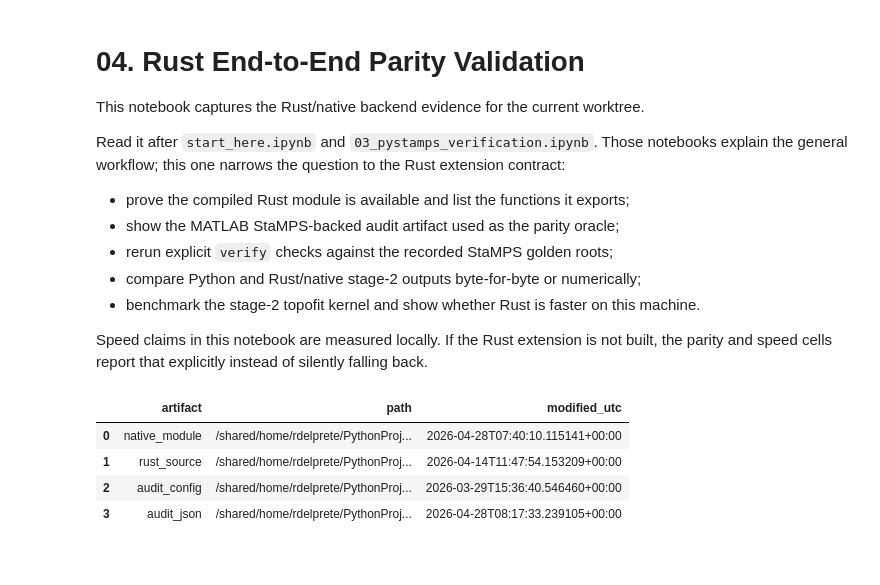
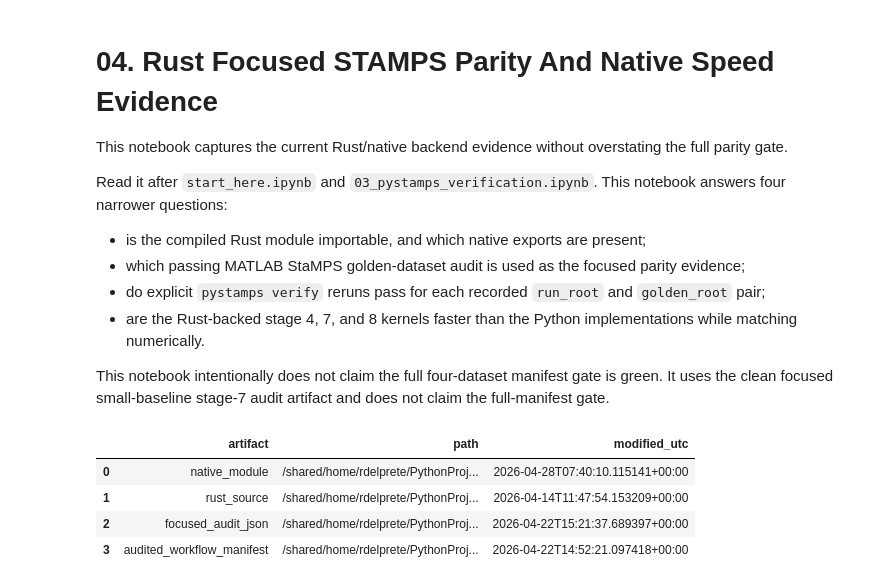
Before and after one commit to sirbastiano/pystamps, a Jupyter notebook: notebooks/04_rust_end2end_parity_validation.ipynb, the cells around one changed output. Cells and saved outputs as stored; diff of their text form; code cells hidden in the pictures.

```diff
--- a/notebooks/04_rust_end2end_parity_validation.ipynb
+++ b/notebooks/04_rust_end2end_parity_validation.ipynb
@@ -1,23 +1,21 @@
 # %% [markdown]
-# 04. Rust End-to-End Parity Validation
+# 04. Rust Focused STAMPS Parity And Native Speed Evidence
 
-This notebook captures the Rust/native backend evidence for the current worktree.
+This notebook captures the current Rust/native backend evidence without overstating the full parity gate.
 
-Read it after `start_here.ipynb` and `03_pystamps_verification.ipynb`. Those notebooks explain the general workflow; this one narrows the question to the Rust extension contract:
+Read it after `start_here.ipynb` and `03_pystamps_verification.ipynb`. This notebook answers four narrower questions:
 
-- prove the compiled Rust module is available and list the functions it exports;
-- show the MATLAB StaMPS-backed audit artifact used as the parity oracle;
-- rerun explicit `verify` checks against the recorded StaMPS golden roots;
-- compare Python and Rust/native stage-2 outputs byte-for-byte or numerically;
-- benchmark the stage-2 topofit kernel and show whether Rust is faster on this machine.
+- is the compiled Rust module importable, and which native exports are present;
+- which passing MATLAB StaMPS golden-dataset audit is used as the focused parity evidence;
+- do explicit `pystamps verify` reruns pass for each recorded `run_root` and `golden_root` pair;
+- are the Rust-backed stage 4, 7, and 8 kernels faster than the Python implementations while matching numerically.
 
-Speed claims in this notebook are measured locally. If the Rust extension is not built, the parity and speed cells report that explicitly instead of silently falling back.
+This notebook intentionally does not claim the full four-dataset manifest gate is green. It uses the clean focused small-baseline stage-7 audit artifact and does not claim the full-manifest gate.
 # %%
 from __future__ import annotations
 
 import importlib
 import importlib.util
-import hashlib
 import json
 import os
 import statistics
@@ -26,12 +24,18 @@ import sys
 import time
 from datetime import UTC, datetime
 from pathlib import Path
+from typing import Any, Callable
 
 import numpy as np
 import pandas as pd
-import scipy.io as sio
 
-from pystamps.kernels import describe_backend_matrix, run_stage2_topofit_kernel
+from pystamps.kernels import (
+    describe_backend_matrix,
+    run_stage4_edge_stats_kernel,
+    run_stage7_scla_kernel,
+    run_stage8_edge_noise_kernel,
+)
+
 
 def find_repo_root(start: Path | None = None) -> Path:
     current = (start or Path.cwd()).resolve()
@@ -42,11 +46,10 @@ def find_repo_root(start: Path | None = None) -> Path:
 
 
 REPO_ROOT = find_repo_root()
-AUDIT_CONFIG = REPO_ROOT / 'notebooks' / '03_pystamps_verification.audit.yaml'
-AUDIT_JSON = REPO_ROOT / 'inputs_and_outputs' / 'validation_runs' / 'latest_audit.json'
-DATASET_STAGE8 = REPO_ROOT / 'inputs_and_outputs' / 'InSAR_dataset_test_stage8diag'
-DATASET_MAIN = REPO_ROOT / 'inputs_and_outputs' / 'InSAR_dataset_test'
-PROBE_ROOT = REPO_ROOT / 'tmp' / 'rust_parity_validation'
+FOCUSED_AUDIT_JSON = REPO_ROOT / 'inputs_and_outputs' / 'validation_runs' / 'latest_small_baseline_audit.json'
+AUDITED_MANIFEST = REPO_ROOT / 'pystamps' / 'data' / 'audited_workflow_manifest.json'
+DATASET_STAGE7_DIAG = REPO_ROOT / 'inputs_and_outputs' / 'InSAR_dataset_small_baseline_stage7diag'
+DATASET_STAGE7_FULL = REPO_ROOT / 'inputs_and_outputs' / 'InSAR_dataset_small_baseline_stage7'
 
 BASE_ENV = {
     **os.environ,
@@ -55,6 +58,15 @@ BASE_ENV = {
     'MKL_NUM_THREADS': '1',
     'PYTHONPATH': str(REPO_ROOT),
 }
+
+
+
+def failure_count(value: object) -> int:
+    if isinstance(value, list):
+        return len(value)
+    if isinstance(value, int):
+        return value
+    return 0
 
 
 def _ts(path: Path | None) -> str:
@@ -80,36 +92,36 @@ def run_command(cmd: list[str], *, check: bool = True, env: dict[str, str] | Non
     if completed.stderr:
         print(completed.stderr)
     if check and completed.returncode != 0:
         raise RuntimeError(f'command failed with exit code {completed.returncode}')
     return completed
 
 
 native_import_error = None
 native_spec = importlib.util.find_spec('pystamps.kernels._stage2_native')
 try:
     native_mod = importlib.import_module('pystamps.kernels._stage2_native') if native_spec is not None else None
 except Exception as exc:
     native_import_error = f'{type(exc).__name__}: {exc}'
     native_mod = None
 native_path = Path(native_spec.origin) if native_spec is not None and native_spec.origin and native_mod is not None else None
 src_path = REPO_ROOT / 'src' / 'lib.rs'
 
 artifact_rows = [
     {'artifact': 'rust_source', 'path': str(src_path), 'modified_utc': _ts(src_path)},
-    {'artifact': 'audit_config', 'path': str(AUDIT_CONFIG), 'modified_utc': _ts(AUDIT_CONFIG)},
-    {'artifact': 'audit_json', 'path': str(AUDIT_JSON), 'modified_utc': _ts(AUDIT_JSON)},
+    {'artifact': 'focused_audit_json', 'path': str(FOCUSED_AUDIT_JSON), 'modified_utc': _ts(FOCUSED_AUDIT_JSON)},
+    {'artifact': 'audited_workflow_manifest', 'path': str(AUDITED_MANIFEST), 'modified_utc': _ts(AUDITED_MANIFEST)},
 ]
 if native_path is None:
     artifact_rows.append({'artifact': 'native_module', 'path': '<not importable>', 'modified_utc': '<missing>'})
 else:
     artifact_rows.insert(0, {'artifact': 'native_module', 'path': str(native_path), 'modified_utc': _ts(native_path)})
 
 pd.DataFrame(artifact_rows)
 # %% [output]
 |  | artifact | path | modified_utc |
 | 0 | native_module | /shared/home/rdelprete/PythonProj... | 2026-04-28T07:40:10.115141+00:00 |
 | 1 | rust_source | /shared/home/rdelprete/PythonProj... | 2026-04-14T11:47:54.153209+00:00 |
-| 2 | audit_config | /shared/home/rdelprete/PythonProj... | 2026-03-29T15:36:40.546460+00:00 |
-| 3 | audit_json | /shared/home/rdelprete/PythonProj... | 2026-04-28T08:17:33.239105+00:00 |
+| 2 | focused_audit_json | /shared/home/rdelprete/PythonProj... | 2026-04-22T15:21:37.689397+00:00 |
+| 3 | audited_workflow_manifest | /shared/home/rdelprete/PythonProj... | 2026-04-22T14:52:21.097418+00:00 |
 # %%
 backend_matrix = describe_backend_matrix()
```
Also changed, not shown: parts of 10 cells of this notebook, 1 other file.
